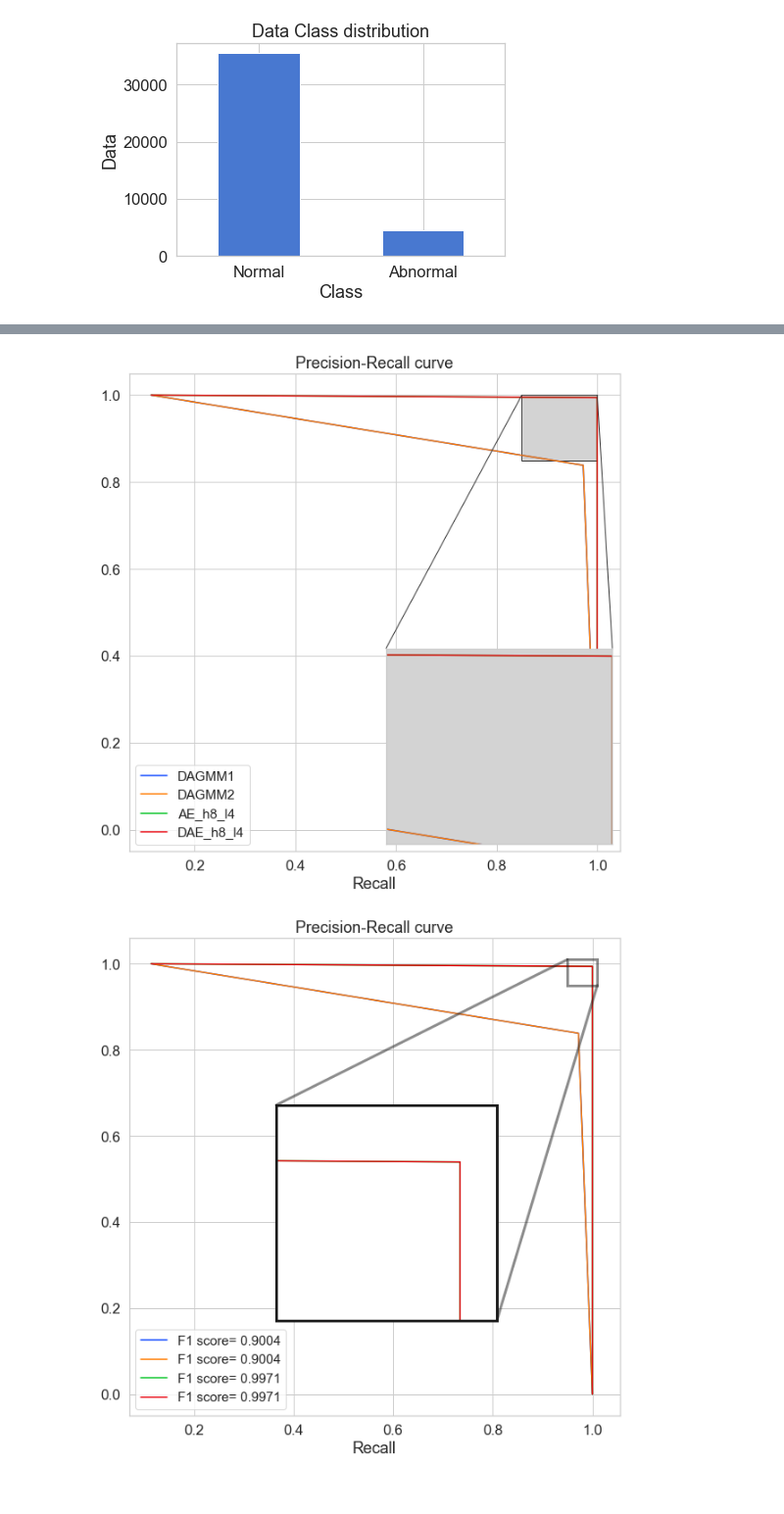
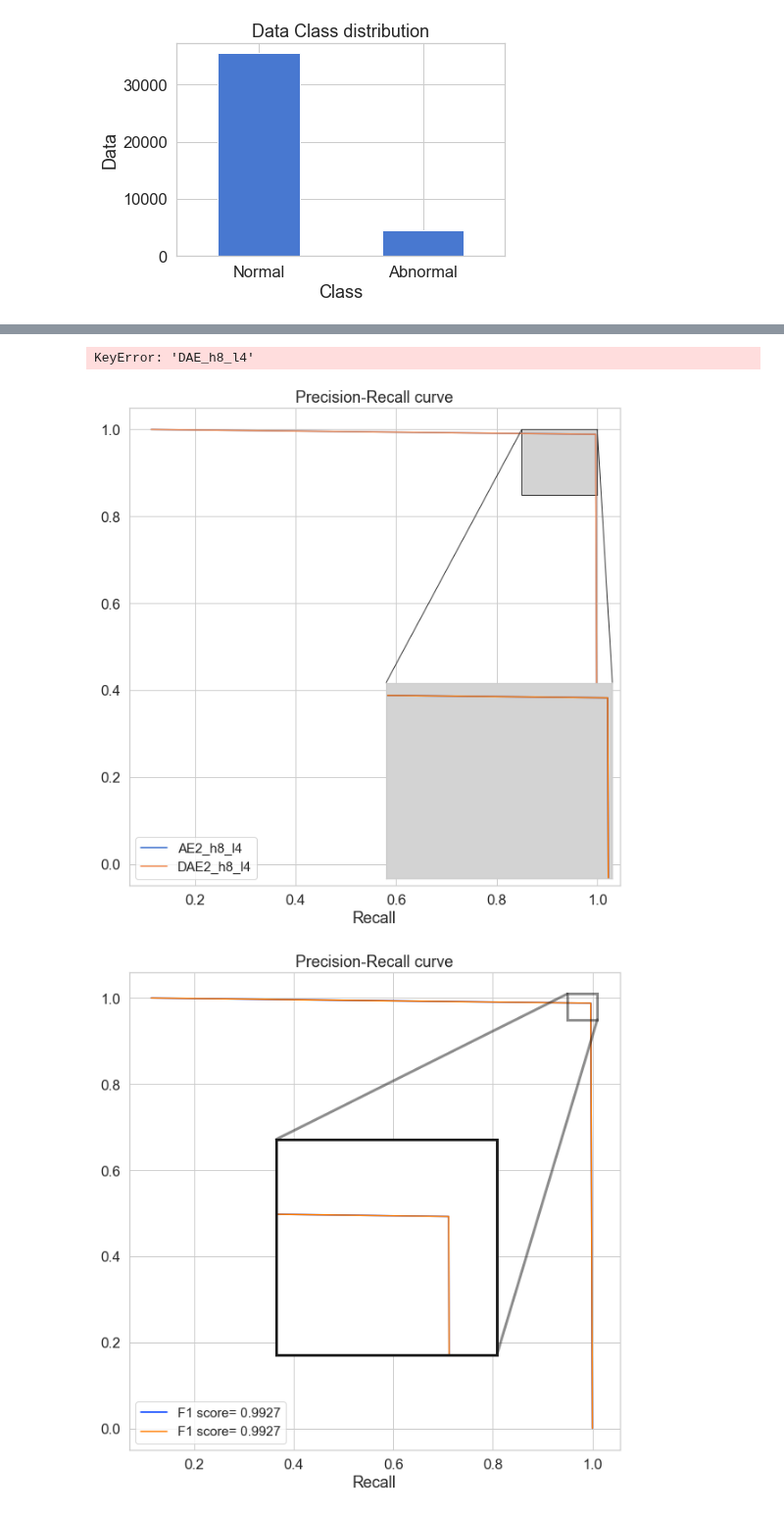
Before and after one commit to 98uranus/Autoencoder, a Jupyter notebook: Performance_graph.ipynb, the cells around one changed output, grey strips where cells are left out. Shown at 98% size. Drawn from its saved outputs; the diff is of its cells as text; code cells hidden in the pictures.

```diff
--- a/Performance_graph.ipynb
+++ b/Performance_graph.ipynb
@@ -80,7 +80,7 @@ data2['Psi'] = r2d * data2['Psi']
 [figure]
 [figure]
 # %%
-X_train, X_test = train_test_split(data2, test_size=0.3, random_state=RANDOM_SEED)
+X_train, X_test = train_test_split(data2, test_size=0.5, random_state=RANDOM_SEED)
 X_train = X_train[X_train.Class == 0]
 y_train = X_train['Class']
 X_train = pd.DataFrame(X_train)
@@ -414,26 +414,29 @@ AE_models = ['DAGMM_AE_h8_l4','DAGMM_AE2_h8_l4']
 AE_Name = ["DAGMM_AE_h8_l4_n1","DAGMM_AE2_h8_l4_n1"]
 GMM_models = ['DAGMM_GMM_h8_l4_n1.pkl','DAGMM_GMM2_h8_l4_n1.pkl']
 GMM_Name = ['DAGMM_GMM_h8_l4_n1','DAGMM_GMM2_h8_l4_n1']
-df1 = load_models1(Model_Name, AE_models, AE_Name, GMM_models, GMM_Name, rate)
-df0 = GMM_models1(Model_Name, AE_models, AE_Name, GMM_models, GMM_Name, rate)
-Precision_Recall_Curve1(df1, Model_Name, rate)
-Confusion_Matrix1(df1, Model_Name, rate)
+# df1 = load_models1(Model_Name, AE_models, AE_Name, GMM_models, GMM_Name, rate)
+# df0 = GMM_models1(Model_Name, AE_models, AE_Name, GMM_models, GMM_Name, rate)
+# Precision_Recall_Curve1(df1, Model_Name, rate)
+# Confusion_Matrix1(df1, Model_Name, rate)
 
-Model_Name = ["AE_h8_l4","DAE_h8_l4"]
-AE_models = ["AE_h8_l4","DAE_h8_l4"]
-AE_Name = ["AE_h8_l4","DAE_h8_l4"]
+Model_Name = ['DAE_h8_l4','DAE2_h8_l4']
+AE_models = ['DAE_h8_l4','DAE2_h8_l4']
+AE_Name = ['DAE_h8_l4','DAE2_h8_l4']
 df2 = load_models2(Model_Name, AE_models, AE_Name)
-Precision_Recall_Curve2(df2, Model_Name)
-Confusion_Matrix2(df2, Model_Name)
+print(df2)
+# Precision_Recall_Curve2(df2, Model_Name)
+# Confusion_Matrix2(df2, Model_Name)
+# %% [output]
+KeyError: 'DAE_h8_l4'
 # %%
 Model_Name1 = ["DAGMM1","DAGMM2"]
-Model_Name2 = ["AE_h8_l4","DAE_h8_l4"]
+Model_Name2 = ["AE2_h8_l4","DAE2_h8_l4"]
 
 fig, ax = plt.subplots(figsize=[10, 10])
 sns.set_palette("bright")
 
-for i in Model_Name1:
-    ax.plot(df1[i][0][rate[9]][1]['precision'], df1[i][0][rate[9]][1]['recall'], label=i)
+# for i in Model_Name1:
+#     ax.plot(df1[i][0][rate[9]][1]['precision'], df1[i][0][rate[9]][1]['recall'], label=i)
 for i in Model_Name2:
     ax.plot(df2[i][1]['precision'], df2[i][1]['recall'], label=i)
 ax.set_xlabel("Precision")
@@ -445,8 +448,8 @@ ax.legend(loc='lower left', prop={'size': 15})
 axins = zoomed_inset_axes(ax, 3, loc='lower right', axes_kwargs={"facecolor" : "lightgray"})
 
 # plot
-for i in Model_Name1:
-    axins.plot(df1[i][0][rate[9]][1]['precision'], df1[i][0][rate[9]][1]['recall'], label=i)
+# for i in Model_Name1:
+#     axins.plot(df1[i][0][rate[9]][1]['precision'], df1[i][0][rate[9]][1]['recall'], label=i)
 for i in Model_Name2:
     axins.plot(df2[i][1]['precision'], df2[i][1]['recall'], label=i)
 
@@ -463,16 +466,16 @@ mark_inset(ax, axins, loc1=2, loc2=1, fc="lightgray", ec="0.2")
 
 plt.show()
 # %% [output]
-[figure, old version]
+[figure, new version]
 # %%
 Model_Name1 = ["DAGMM1","DAGMM2"]
-Model_Name2 = ["AE_h8_l4","DAE_h8_l4"]
+Model_Name2 = ["AE2_h8_l4","DAE2_h8_l4"]
 
 fig, ax = plt.subplots(figsize=[10, 10])
 sns.set_palette("bright")
 
-for i in Model_Name1:
-    ax.plot(df1[i][0][rate[9]][1]['precision'], df1[i][0][rate[9]][1]['recall'], label='F1 score= %0.4f'% df1[i][0][rate[9]][1]['f1'])
+# for i in Model_Name1:
+#     ax.plot(df1[i][0][rate[9]][1]['precision'], df1[i][0][rate[9]][1]['recall'], label='F1 score= %0.4f'% df1[i][0][rate[9]][1]['f1'])
 for j in Model_Name2:
     ax.plot(df2[j][1]['precision'], df2[j][1]['recall'], label='F1 score= %0.4f'% df2[j][1]['f1'])
 ax.set_xlabel("Precision")
@@ -483,35 +486,35 @@ ax.legend(loc='lower left', prop={'size': 15})
 axins = ax.inset_axes([0.3, 0.2, 0.45, 0.45])
 
 # plot
-for i in Model_Name1:
-    axins.plot(df1[i][0][rate[9]][1]['precision'], df1[i][0][rate[9]][1]['recall'], label='F1 score= %0.4f'% df1[i][0][rate[9]][1]['f1'])
+# for i in Model_Name1:
+#     axins.plot(df1[i][0][rate[9]][1]['precision'], df1[i][0][rate[9]][1]['recall'], label='F1 score= %0.4f'% df1[i][0][rate[9]][1]['f1'])
 for j in Model_Name2:
     axins.plot(df2[j][1]['precision'], df2[j][1]['recall'], label='F1 score= %0.4f'% df2[j][1]['f1'])
 
 x1, x2, y1, y2 = 0.95, 1.01, 0.95, 1.01
 axins.set_xlim(x1, x2)
 axins.set_ylim(y1, y2)
 
 for axis in ['top', 'bottom', 'left', 'right']:
     axins.spines[axis].set_linewidth(3)
     axins.spines[axis].set_color('k')
 
 axins.set_xticks([])
 axins.set_yticks([])
 axins.grid()
 
 # indicator = ax.indicate_inset_zoom(axins, edgecolor="black", linewidth = 3)
 indicator = ax.indicate_inset_zoom(axins)
 indicator[0].set_linewidth(3)
 indicator[0].set_edgecolor('k')
 # indicator[0].set_color('k')
 
 indicator[1][0].set_linewidth(3)
 indicator[1][1].set_linewidth(3)
 indicator[1][2].set_linewidth(3)
 indicator[1][3].set_linewidth(3)
 
 indicator[1][1].set_color('k')
 indicator[1][2].set_color('k')
 # %% [output]
-[figure, old version]
+[figure, new version]
```
Also changed, not shown: parts of 3 cells of this notebook, 14 other files.
